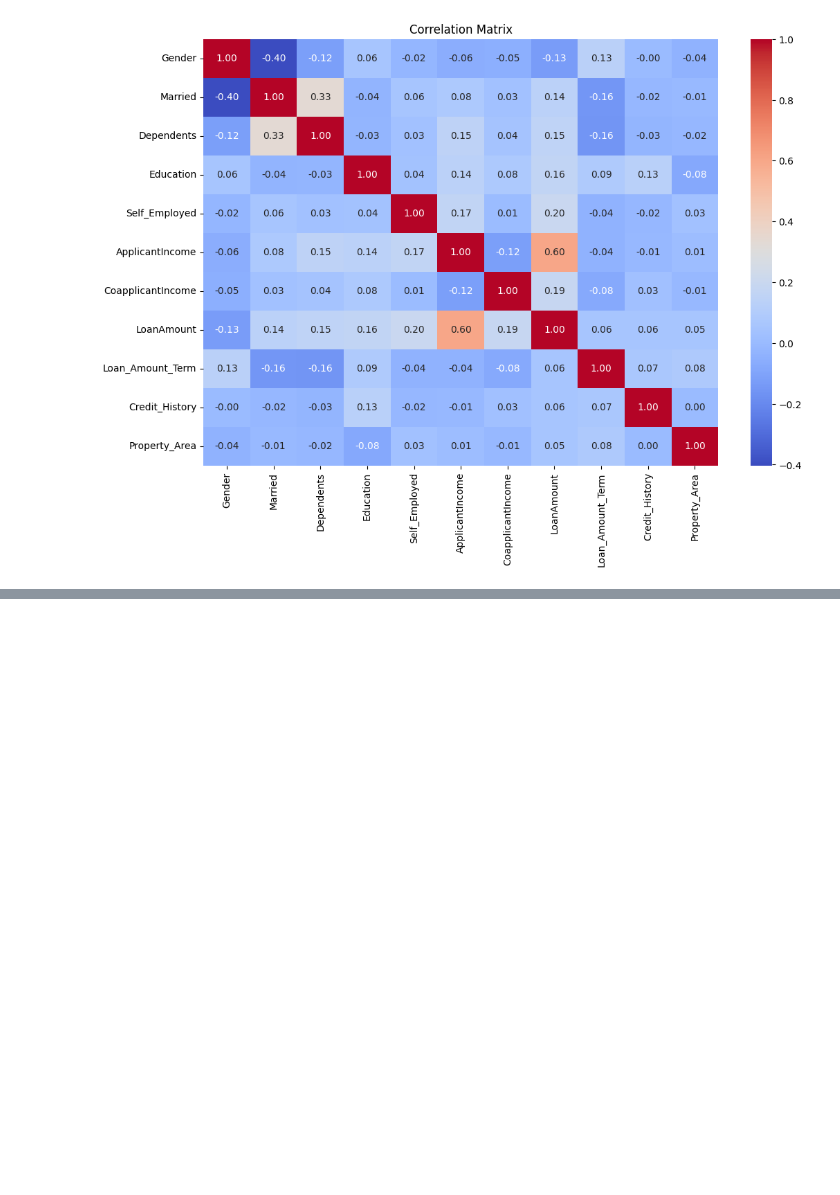
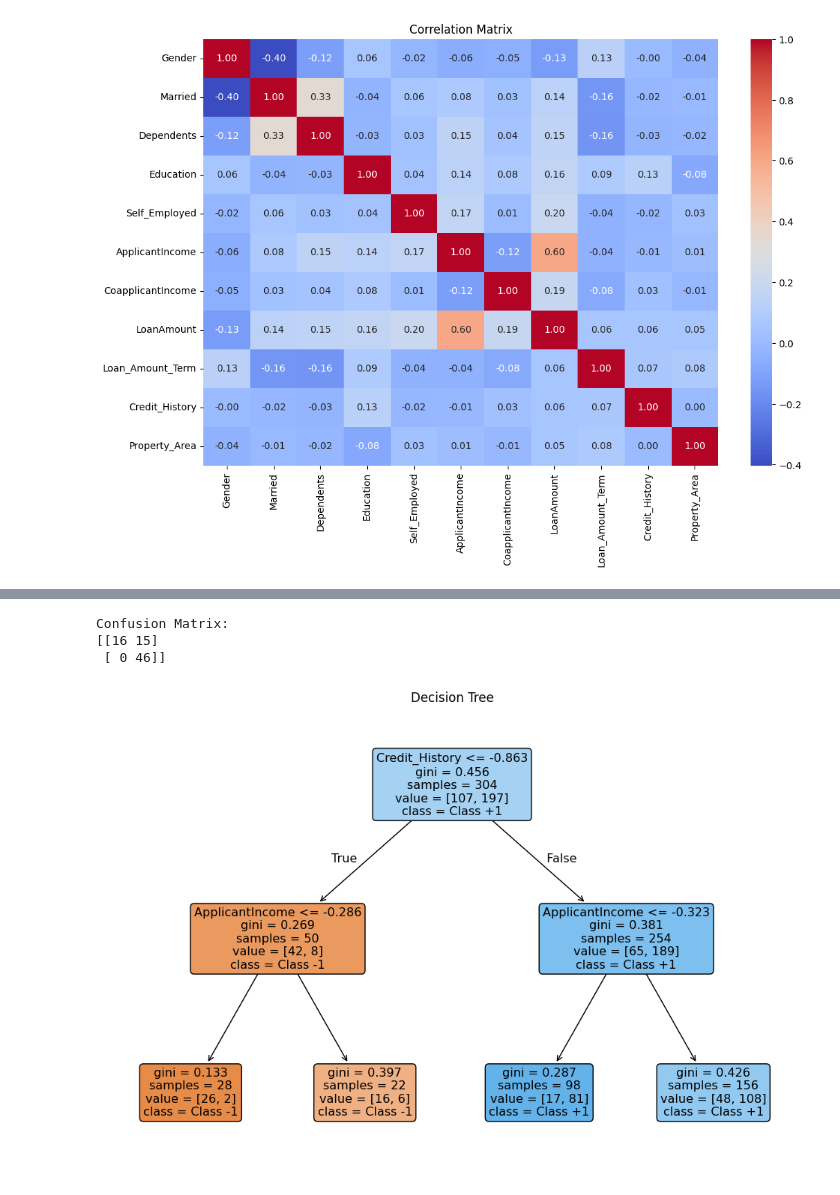
Before and after one commit to MhammadRezaValiYari/loan-validation, a Jupyter notebook: Loan_validation_with_Decision_Tree.ipynb, the cells around one changed output, grey strips where cells are left out. Saved outputs shown, nothing was run; the diff lists cells and outputs as text; code cells hidden in the pictures; blank space fills up the shorter version.

```diff
--- a/Loan_validation_with_Decision_Tree.ipynb
+++ b/Loan_validation_with_Decision_Tree.ipynb
@@ -217,0 +217,2 @@ dtype: object
+# %%
+selected_features = scaled_df[['ApplicantIncome', 'Credit_History', 'Property_Area']]
@@ -218,4 +235,4 @@ dtype: object
 # %%
 from sklearn.model_selection import train_test_split
 
-x_train, x_test, y_train, y_test = train_test_split(features, x, random_state=42, test_size=0.2)
+x_train, x_test, y_train, y_test = train_test_split(selected_features, y, random_state=42, test_size=0.2)
@@ -223,0 +258,7 @@ ValueError: Found input variables with inconsistent numbers of samples: [3, 381]
+# %%
+from sklearn.tree import DecisionTreeClassifier, plot_tree
+from sklearn.metrics import accuracy_score, confusion_matrix, classification_report
+
+Dcmodel = DecisionTreeClassifier(random_state=42, max_depth=2)
+# %%
+Dcmodel.fit(x_train, y_train)
@@ -223,0 +286,14 @@ ValueError: Found input variables with inconsistent numbers of samples: [3, 381]
+# %%
+print("\nConfusion Matrix:")
+print(confusion_matrix(y_test, y_pred))
+# %% [output]
+Confusion Matrix:
+[[16 15]
+ [ 0 46]]
+# %%
+plt.figure(figsize=(12, 8))
+plot_tree(Dcmodel, feature_names=x_train.columns, class_names=['Class -1', 'Class +1'], filled=True, rounded=True)
+plt.title("Decision Tree")
+plt.show()
+# %% [output]
+[figure, added]
```
Also changed, not shown: parts of 11 cells of this notebook.
